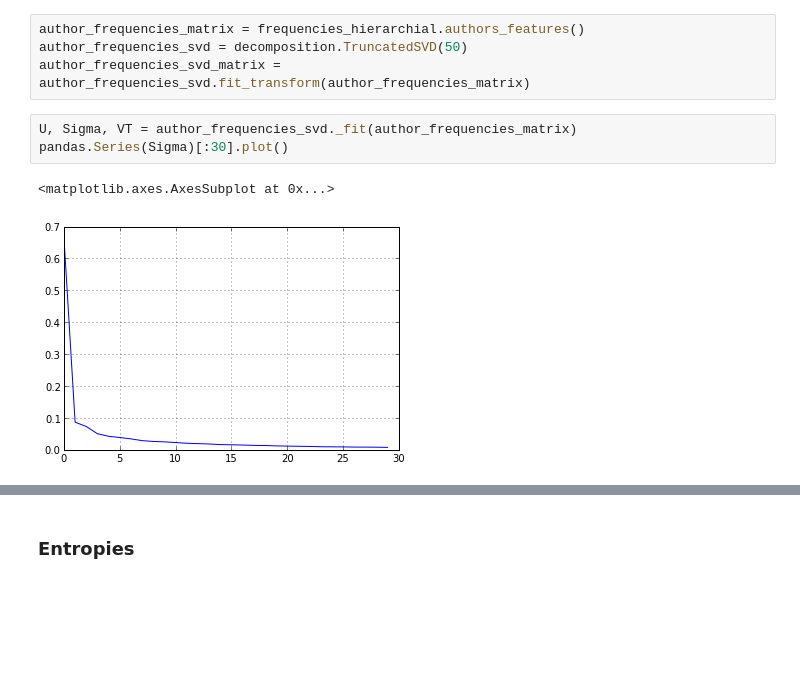
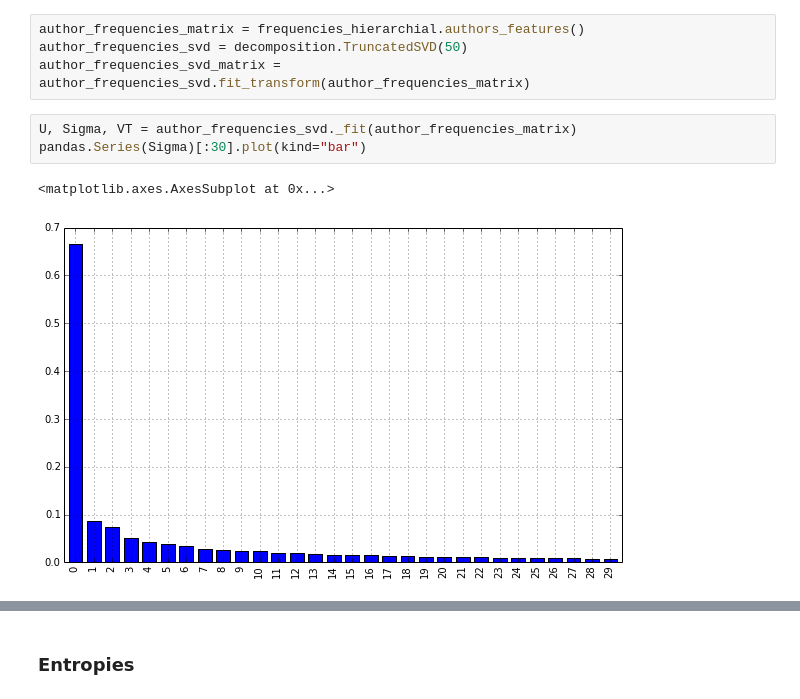
Before and after one commit to alepulver/tp-final-incc, a Jupyter notebook: notebooks/Classification Experiment (new).ipynb, the cells around one changed output, grey strips where cells are left out. Saved outputs shown, nothing was run; the diff lists cells and outputs as text; blank space fills up the shorter version.

```diff
--- a/notebooks/Classification Experiment (new).ipynb
+++ b/notebooks/Classification Experiment (new).ipynb
@@ -75,7 +75,7 @@ author_frequencies_svd = decomposition.TruncatedSVD(50)
 author_frequencies_svd_matrix = author_frequencies_svd.fit_transform(author_frequencies_matrix)
 # %%
 U, Sigma, VT = author_frequencies_svd._fit(author_frequencies_matrix)
-pandas.Series(Sigma)[:30].plot()
+pandas.Series(Sigma)[:30].plot(kind="bar")
 # %% [output]
 <matplotlib.axes.AxesSubplot at 0x...>
-[figure, old version]
+[figure, new version]
```
Also changed, not shown: parts of 28 cells of this notebook, 2 other files.
